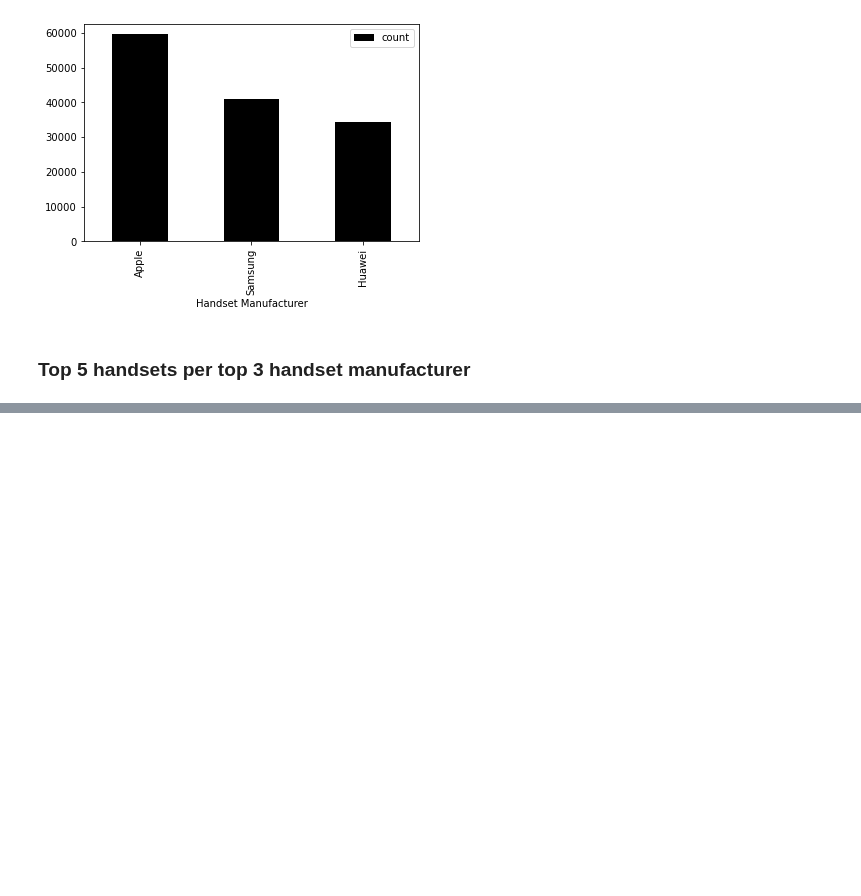
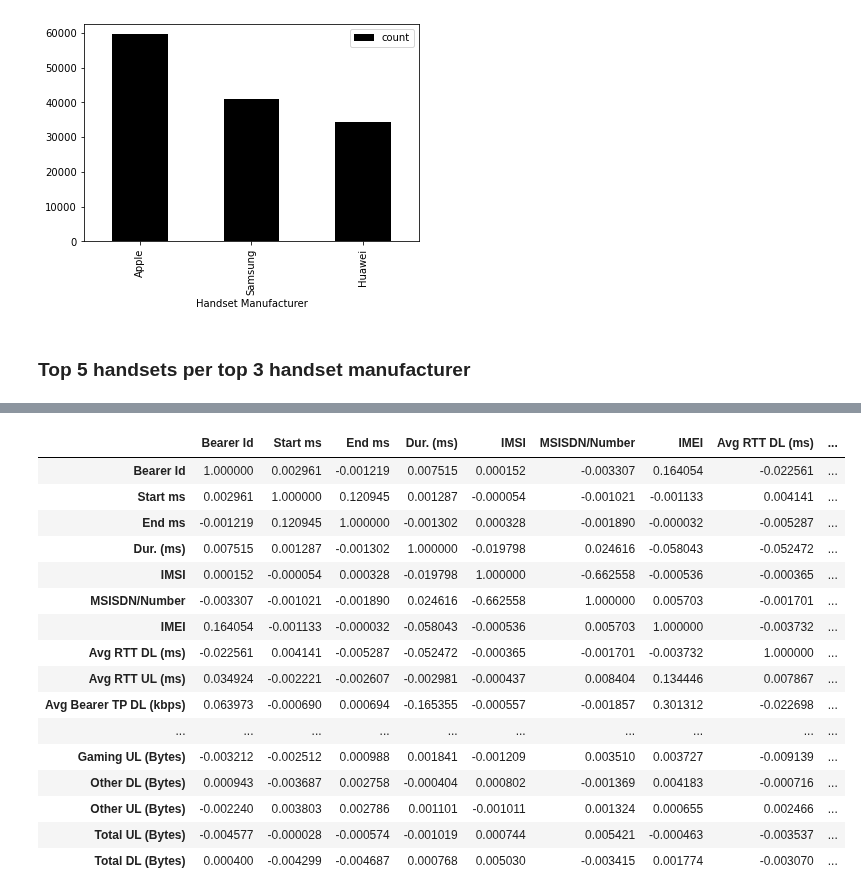
Before and after one commit to Abel-Blue/telecom-user-analytics, a Jupyter notebook: notebooks/data_preProcessing.ipynb, the cells around one changed output, grey strips where cells are left out. Drawn from its saved outputs; the diff is of its cells as text; code cells hidden in the pictures; blank space fills up the shorter version.

Commit message:
use script to manipulate data

```diff
--- a/notebooks/data_preProcessing.ipynb
+++ b/notebooks/data_preProcessing.ipynb
@@ -264,0 +274,3 @@ for 19752 units. Apple iPhone 6S, 6, 7, and Se are the next 4 big popular phones
+# %%
+# object of the script class
+information = data_preProcessing_script(df)
@@ -264,0 +323,20 @@ for 19752 units. Apple iPhone 6S, 6, 7, and Se are the next 4 big popular phones
+# %%
+information.show_correlation()
+# %% [output]
+|  | Bearer Id | Start ms | End ms | Dur. (ms) | IMSI | MSISDN/Number | IMEI | Avg RTT DL (ms) | ... |
+| Bearer Id | 1.000000 | 0.002961 | -0.001219 | 0.007515 | 0.000152 | -0.003307 | 0.164054 | -0.022561 | ... |
+| Start ms | 0.002961 | 1.000000 | 0.120945 | 0.001287 | -0.000054 | -0.001021 | -0.001133 | 0.004141 | ... |
+| End ms | -0.001219 | 0.120945 | 1.000000 | -0.001302 | 0.000328 | -0.001890 | -0.000032 | -0.005287 | ... |
+| Dur. (ms) | 0.007515 | 0.001287 | -0.001302 | 1.000000 | -0.019798 | 0.024616 | -0.058043 | -0.052472 | ... |
+| IMSI | 0.000152 | -0.000054 | 0.000328 | -0.019798 | 1.000000 | -0.662558 | -0.000536 | -0.000365 | ... |
+| MSISDN/Number | -0.003307 | -0.001021 | -0.001890 | 0.024616 | -0.662558 | 1.000000 | 0.005703 | -0.001701 | ... |
+| IMEI | 0.164054 | -0.001133 | -0.000032 | -0.058043 | -0.000536 | 0.005703 | 1.000000 | -0.003732 | ... |
+| Avg RTT DL (ms) | -0.022561 | 0.004141 | -0.005287 | -0.052472 | -0.000365 | -0.001701 | -0.003732 | 1.000000 | ... |
+| Avg RTT UL (ms) | 0.034924 | -0.002221 | -0.002607 | -0.002981 | -0.000437 | 0.008404 | 0.134446 | 0.007867 | ... |
+| Avg Bearer TP DL (kbps) | 0.063973 | -0.000690 | 0.000694 | -0.165355 | -0.000557 | -0.001857 | 0.301312 | -0.022698 | ... |
+| ... | ... | ... | ... | ... | ... | ... | ... | ... | ... |
+| Gaming UL (Bytes) | -0.003212 | -0.002512 | 0.000988 | 0.001841 | -0.001209 | 0.003510 | 0.003727 | -0.009139 | ... |
+| Other DL (Bytes) | 0.000943 | -0.003687 | 0.002758 | -0.000404 | 0.000802 | -0.001369 | 0.004183 | -0.000716 | ... |
+| Other UL (Bytes) | -0.002240 | 0.003803 | 0.002786 | 0.001101 | -0.001011 | 0.001324 | 0.000655 | 0.002466 | ... |
+| Total UL (Bytes) | -0.004577 | -0.000028 | -0.000574 | -0.001019 | 0.000744 | 0.005421 | -0.000463 | -0.003537 | ... |
+| Total DL (Bytes) | 0.000400 | -0.004299 | -0.004687 | 0.000768 | 0.005030 | -0.003415 | 0.001774 | -0.003070 | ... |
```
Also changed, not shown: parts of 27 cells of this notebook.
